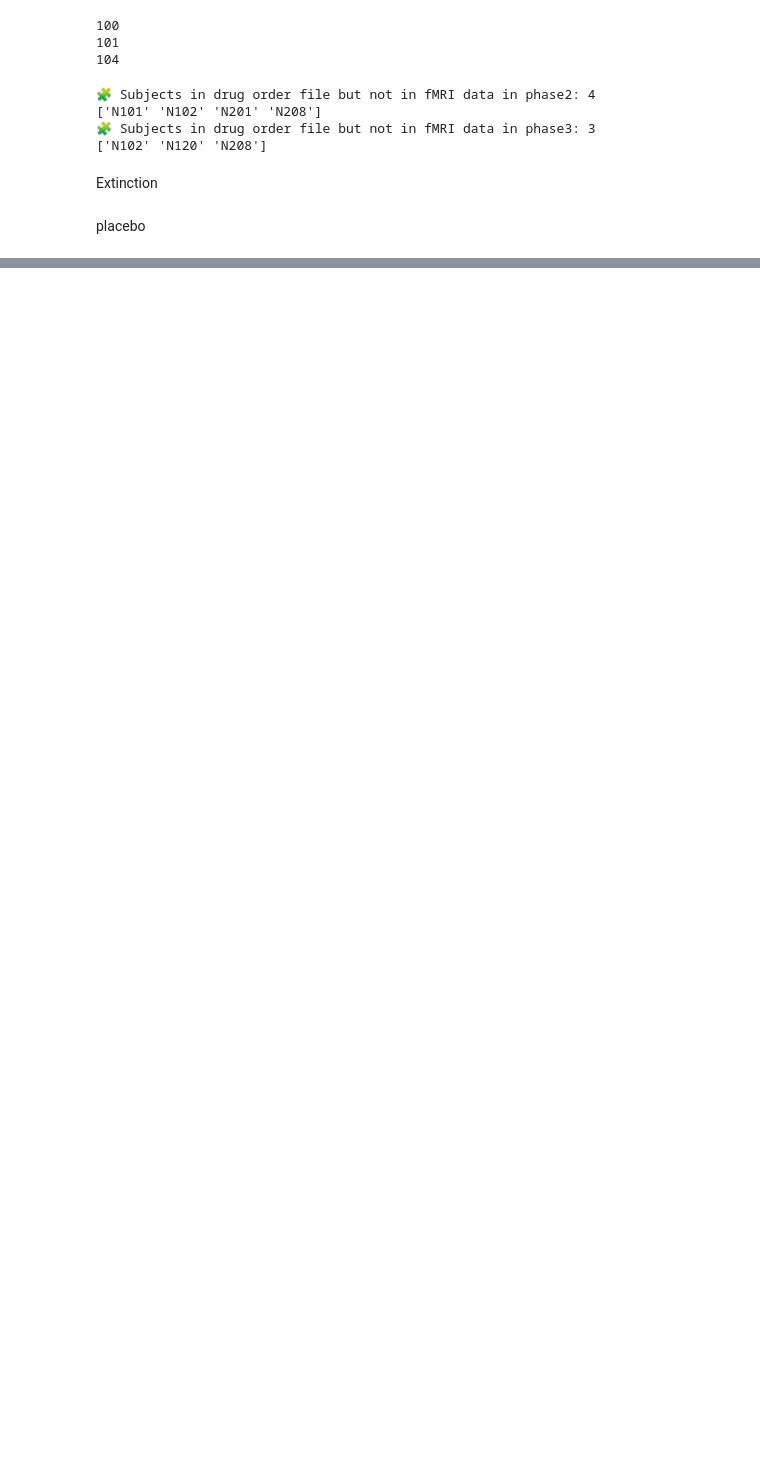
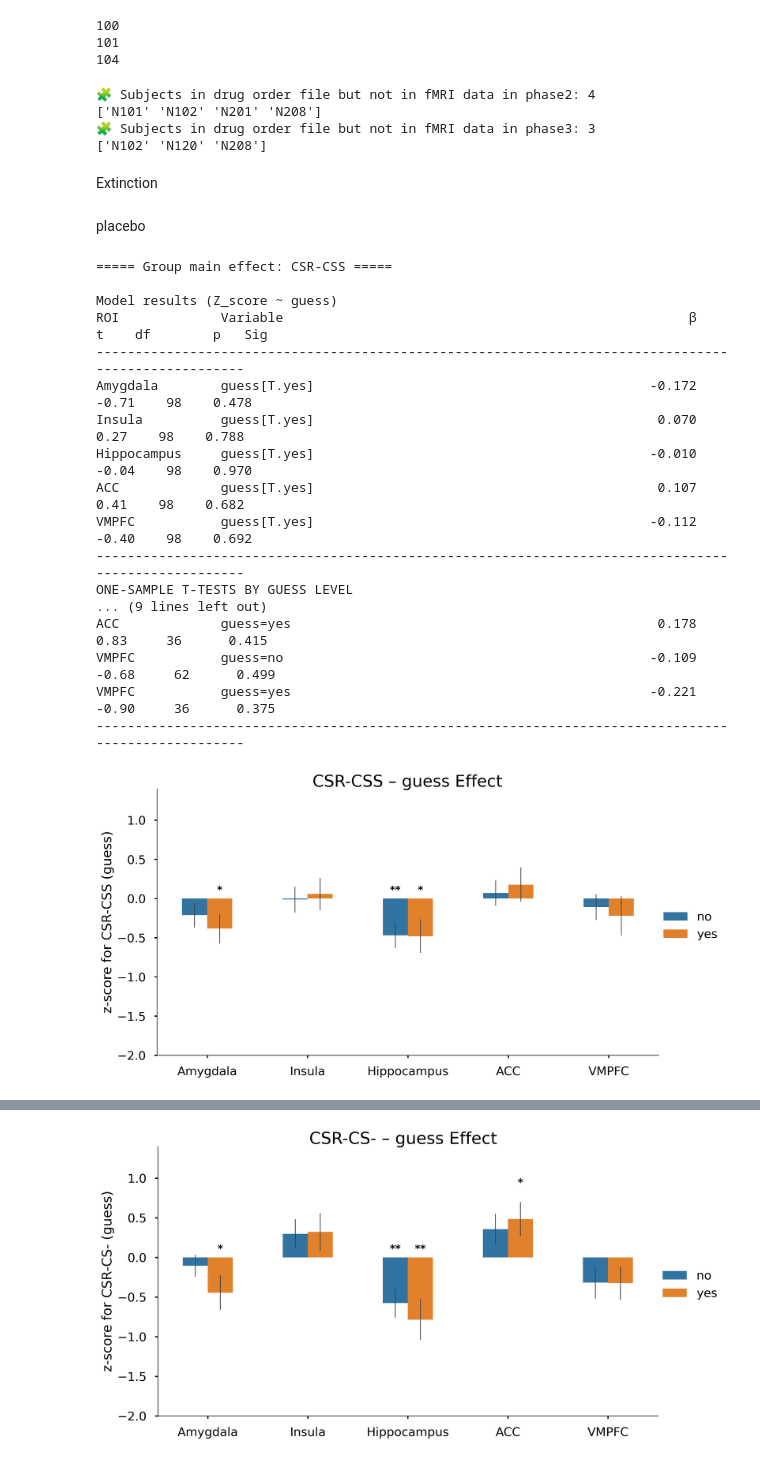
Before and after one commit to XiaoqianXiao/narsad_Gillian, a Jupyter notebook: model-guess-noGroupGenderInteraction_motion-ori/S3-1_group_level_extiction_placebo.ipynb, the cells around one changed output, grey strips where cells are left out. Saved outputs shown, nothing was run; the diff lists cells and outputs as text; code cells hidden in the pictures; blank space fills up the shorter version.

Commit message:
add plots for main effect of guess

```diff
--- a/model-guess-noGroupGenderInteraction_motion-ori/S3-1_group_level_extiction_placebo.ipynb
+++ b/model-guess-noGroupGenderInteraction_motion-ori/S3-1_group_level_extiction_placebo.ipynb
@@ -336,6 +336,7 @@ group_list = [
 drug_list = ['Oxytocin',
         'Placebo']
 gender_list = ['Male', 'Female']
+guess_list = ['no', 'yes']
 # %%
 plot_dir_top = '/Users/xiaoqianxiao/Projects/NARSAD/MRI/derivatives/fMRI_analysis/ROI/plots/model-guess-noGroupGenderInteraction_motion-ori'
 drug_order_file = '/Users/xiaoqianxiao/Projects/NARSAD/MRI/source_data/behav/drug_order.xlsx'
@@ -356,6 +357,8 @@ df_all['ROI'] = df_all['ROI'].cat.set_categories(ROI_list, ordered=True)
 df_all['Group'] = df_all['Group'].cat.set_categories(group_list, ordered=True)
 df_all['Drug'] = df_all['Drug'].cat.set_categories(drug_list, ordered=True)
 df_all['Gender'] = df_all['Gender'].cat.set_categories(gender_list, ordered=True)
+df_all['guess'] = df_all['guess'].map({0.0: 'no', 1.0: 'yes'})
+df_all['guess'] = pd.Categorical(df_all['guess'], categories=['no', 'yes'])
 # %%
 print(len(df_fMRI.loc[df_fMRI['Task']=='phase2']['subID'].unique()))
 print(len(df_fMRI.loc[df_fMRI['Task']=='phase3']['subID'].unique()))
@@ -398,4 +401,50 @@ placebo
 # %%
 plot_dir = os.path.join(plot_dir_top, 'extinction/placebo')
 os.makedirs(plot_dir, exist_ok=True)
-model = smf.ols("Z_score ~ Group * Gender", data=df_all).fit()
+model = smf.ols("Z_score ~ Group * Gender + guess", data=df_all).fit()
+# %%
+# 1️⃣ Guess main effect
+# ---------------------------------------------------------
+for contrast in contrast_list:
+    print(f"\n===== Group main effect: {contrast} =====")
+    df = df_all.loc[(df_all['Contrast'] == contrast) & (df_all['Phase'] == 'phase2')]
+
+    g = sns.catplot(
+        x='ROI', y='Z_score', hue='guess',
+        order=ROI_list, hue_order=guess_list,
+        kind='bar', errorbar='se',
+        height=6, aspect=1.8, width=0.5,
+        err_kws={'linewidth': 1},
+        data=df
+    )
+
+    ax = g.ax
+    add_sig_stars(ax, df, ROI_list, get_matching_model_terms(model, "guess")[0], hue_order=guess_list)
+
+
+    g.set_axis_labels('', f'z-score for {contrast} (guess)')
+    g.set(ylim=(-2, 1.4))
+    g.legend.set_title('')
+    g.figure.suptitle(f'{contrast} – guess Effect', fontsize=22, y=1.02)
+    g.figure.set_dpi(300)
+    plt.savefig(f'{plot_dir}/{contrast}_guess_sig.png', bbox_inches='tight')
+    plt.show()
+# %% [output]
+===== Group main effect: CSR-CSS =====
+
+Model results (Z_score ~ guess)
+ROI             Variable                                                    β        t    df        p   Sig
+----------------------------------------------------------------------------------------------------
+Amygdala        guess[T.yes]                                           -0.172    -0.71    98    0.478
+Insula          guess[T.yes]                                            0.070     0.27    98    0.788
+Hippocampus     guess[T.yes]                                           -0.010    -0.04    98    0.970
+ACC             guess[T.yes]                                            0.107     0.41    98    0.682
+VMPFC           guess[T.yes]                                           -0.112    -0.40    98    0.692
+----------------------------------------------------------------------------------------------------
+ONE-SAMPLE T-TESTS BY GUESS LEVEL
+... (9 lines left out)
+ACC             guess=yes                                               0.178     0.83     36      0.415
+VMPFC           guess=no                                               -0.109    -0.68     62      0.499
+VMPFC           guess=yes                                              -0.221    -0.90     36      0.375
+----------------------------------------------------------------------------------------------------
+[figure, added]
@@ -401,0 +468 @@ model = smf.ols("Z_score ~ Group * Gender", data=df_all).fit()
+[figure, added]
```
Also changed, not shown: parts of 1 cell of this notebook, 1 other file.
